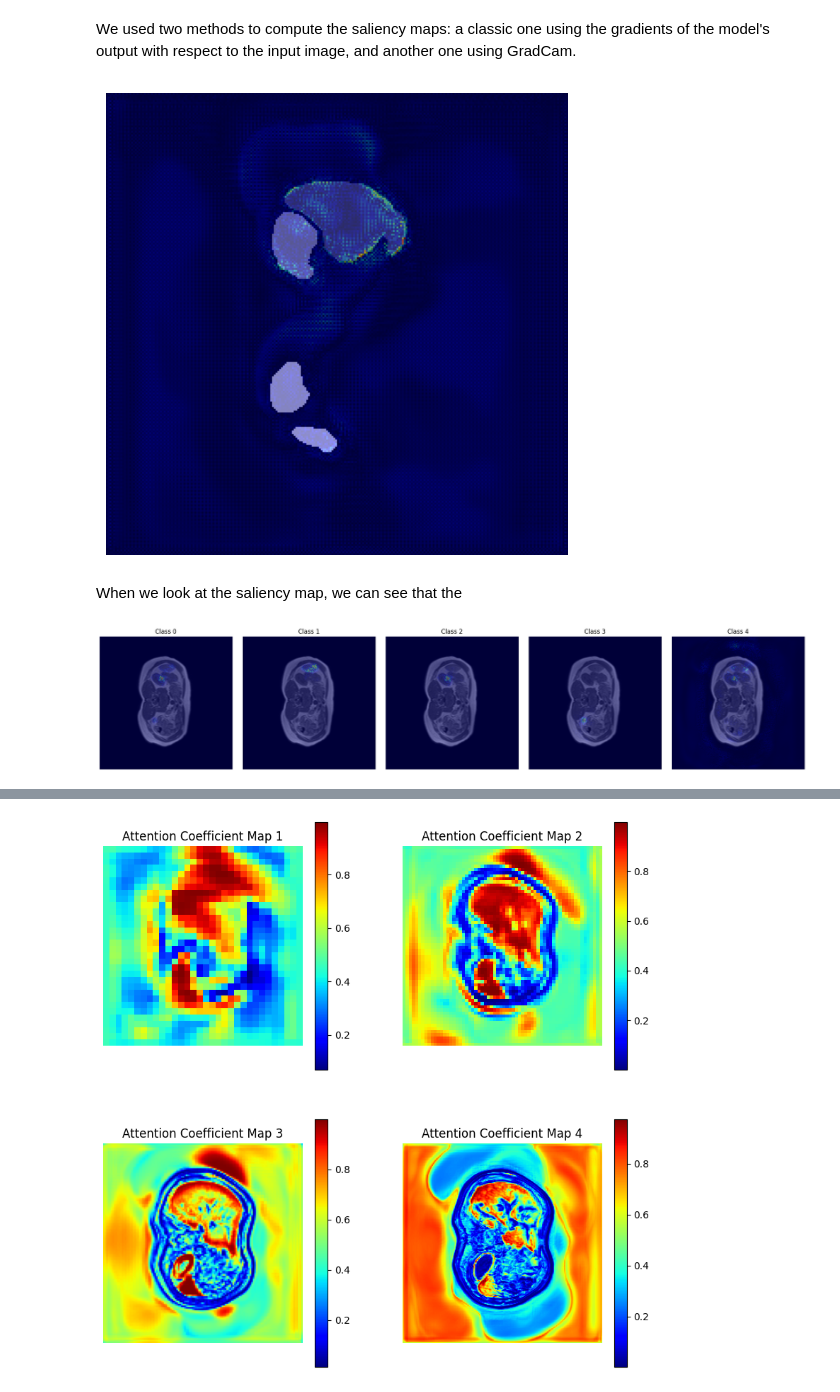
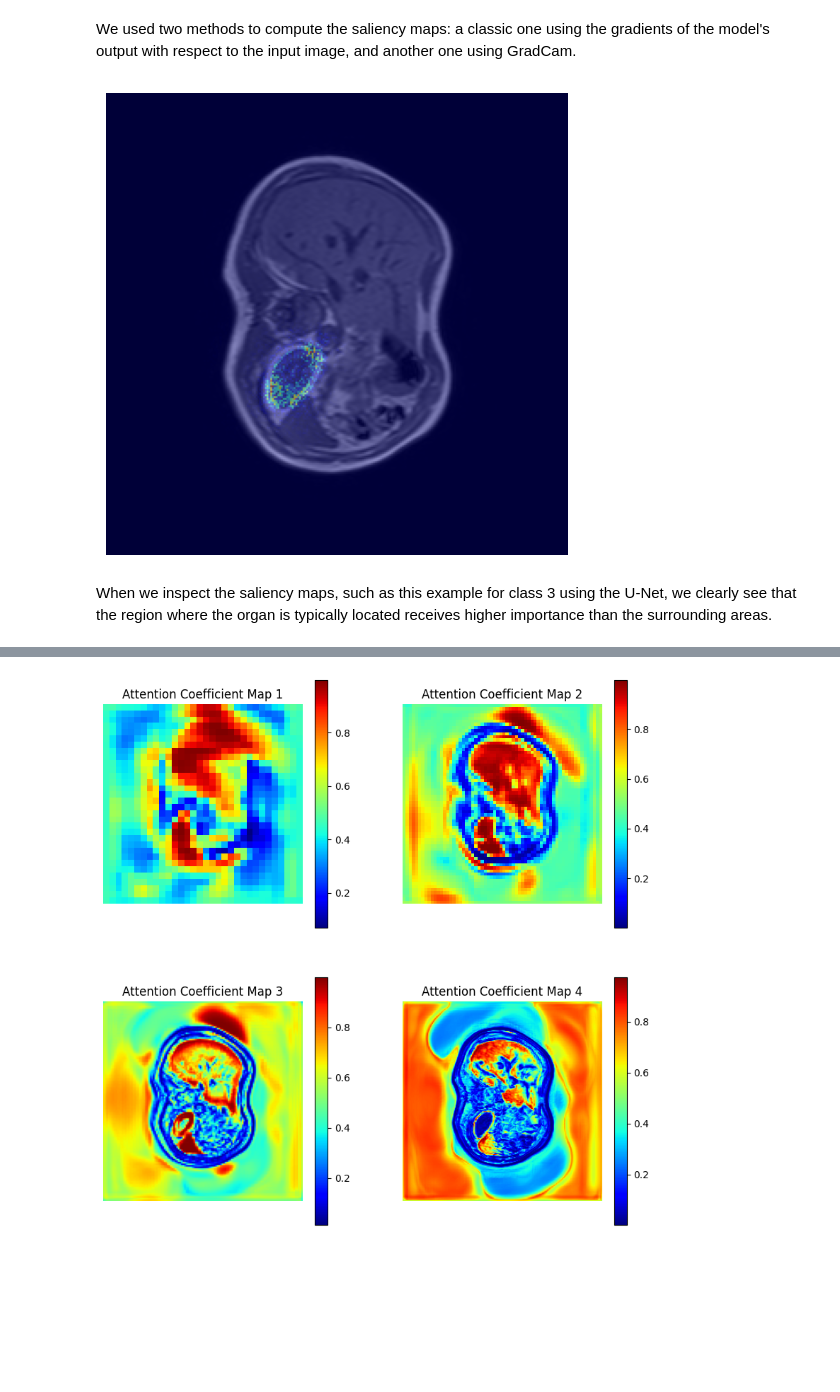
Before and after one commit to YZO4IAETHGe/Attention-based-U-net, a Jupyter notebook: notebook.ipynb, the cells around one changed output, grey strips where cells are left out. Cells and saved outputs as stored; diff of their text form; code cells hidden in the pictures; blank space fills up the shorter version.

```diff
--- a/notebook.ipynb
+++ b/notebook.ipynb
@@ -265,26 +258,15 @@ nib.save(nifti_out, save_path)
 # %%
 # Show of the saliency map
 
 model = U_Net(1,5)
 model.load_state_dict(torch.load("weights/U_Net_weights30_V6.pth", map_location = torch.device('cpu')))
 
 image = load_slice("data/MR-dataset/01-T1DUALin-src.nii.gz", 29)
 
-grad = saliency_map(model, image, class_idx=1)
+grad = saliency_map(model, image, class_idx=3)
 
 overlay_cam(image, grad)
 # %% [output]
-[figure, old version]
+[figure, new version]
 # %% [markdown]
-When we look at the saliency map, we can see that the
+When we inspect the saliency maps, such as this example for class 3 using the U-Net, we clearly see that the region where the organ is typically located receives higher importance than the surrounding areas.
-# %%
-# Calcul des saliency maps pour les 5 classes
-cams = []
-for class_idx in range(5):
-    grad = saliency_map(model, image, class_idx=class_idx)
-    cams.append(grad)
-
-# Affichage
-overlay_cam_multi(image, cams, titles=[f"Class {i}" for i in range(5)])
-# %% [output]
-[figure, removed]
```
Also changed, not shown: parts of 24 cells of this notebook, 1 other file.
